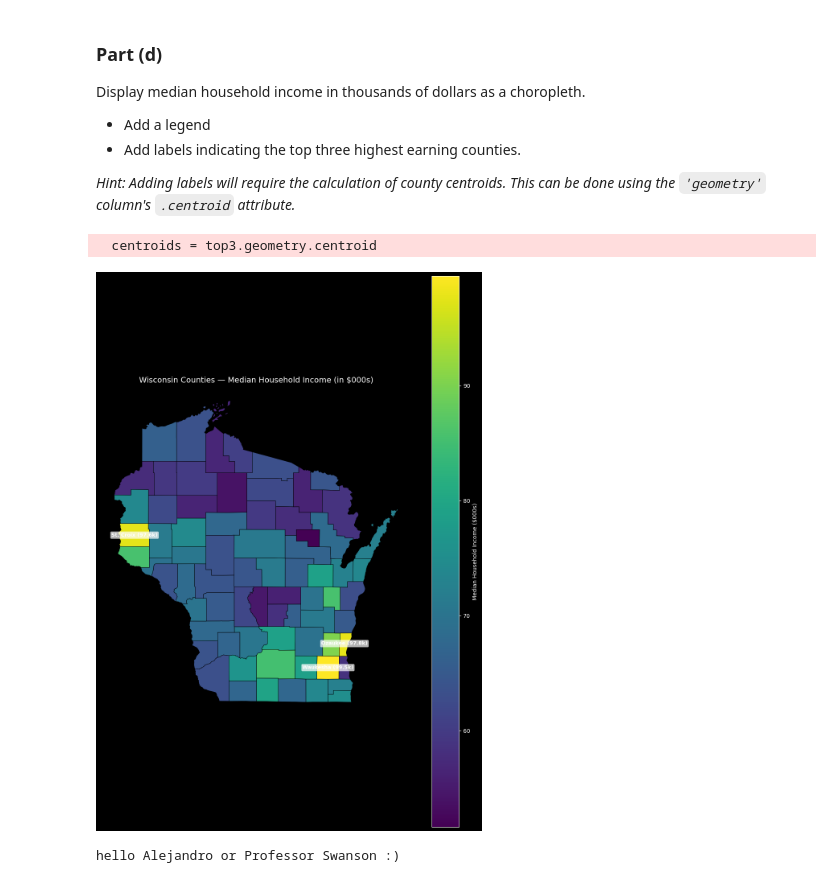
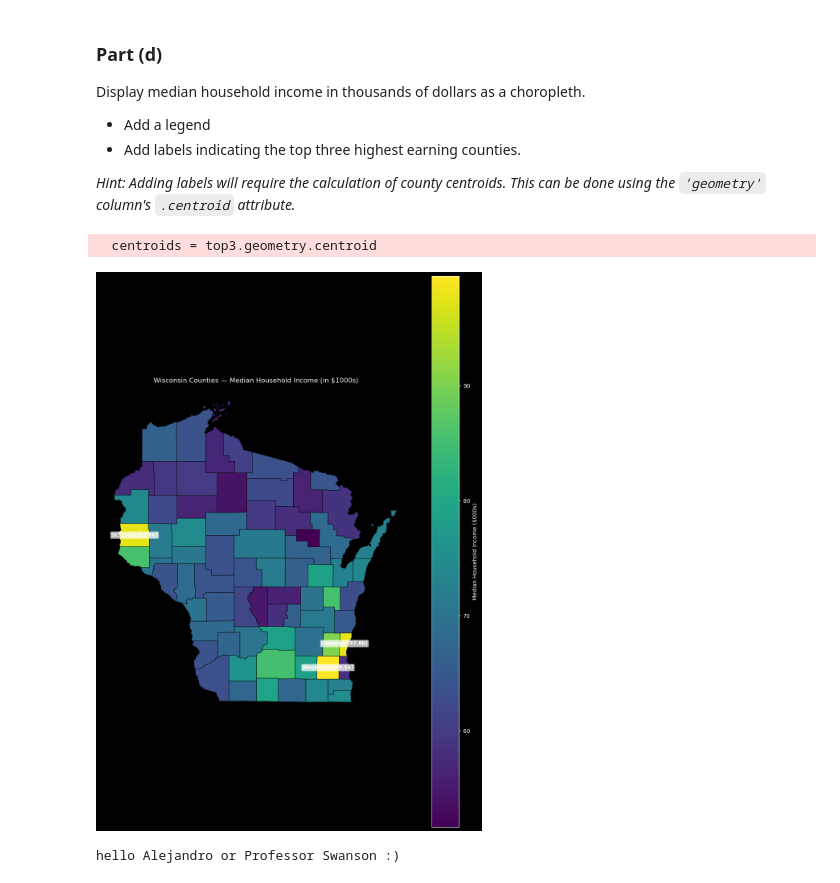
Before and after one commit to messymoose/ECON570, a Jupyter notebook: projects/cp3_f25.ipynb, the cells around one changed output. Drawn from its saved outputs; the diff is of its cells as text; code cells hidden in the pictures.

```diff
--- a/projects/cp3_f25.ipynb
+++ b/projects/cp3_f25.ipynb
@@ -601,33 +601,33 @@ Display median household income in thousands of dollars as a choropleth.
 # %%
 merged['Median_HHI_k'] = merged['Median_HHI'] / 1000.0
 
 fig, ax = plt.subplots(figsize=(10, 14))
 merged.plot(
     column='Median_HHI_k',
     cmap='viridis',
     linewidth=0.6,
     edgecolor='black',
     legend=True,
     legend_kwds={'label': 'Median Household Income ($000s)'},
     ax=ax
 )
 
 name_col = 'NAME' if 'NAME' in merged.columns else ('NAMELSAD' if 'NAMELSAD' in merged.columns else 'FipsCode')
 top3 = merged.nlargest(3, 'Median_HHI_k').copy()
 centroids = top3.geometry.centroid
 
 for (_, row), pt in zip(top3.iterrows(), centroids):
     label = f"{row[name_col]} ({row['Median_HHI_k']:.1f}k)"
     ax.text(pt.x, pt.y, label, fontsize=9, fontweight='bold', ha='center', va='center',
             bbox=dict(boxstyle='round,pad=0.2', fc='white', ec='none', alpha=0.7)) # Used online resources to make centroids nicer and add box around text
 
-ax.set_title("Wisconsin Counties — Median Household Income (in $000s)", fontsize=14)
+ax.set_title("Wisconsin Counties — Median Household Income (in $1000s)")
 ax.axis('off')
 plt.tight_layout()
 plt.show()
 # %% [output]
   centroids = top3.geometry.centroid
-[figure, old version]
+[figure, new version]
 # %%
 print("hello Alejandro or Professor Swanson :)")
 # %% [output]
```
Also changed, not shown: parts of 1 cell of this notebook, 2 other files.
